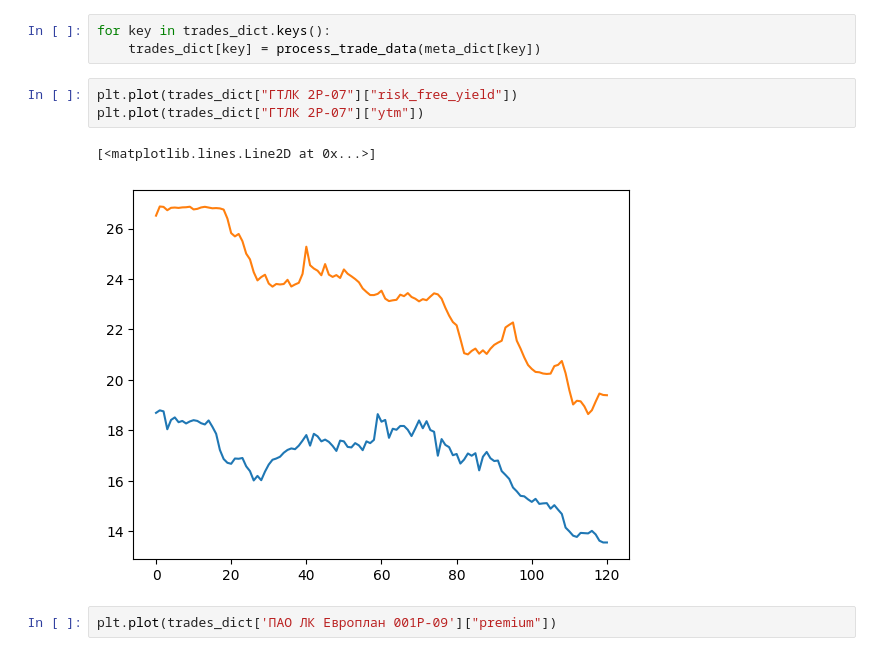
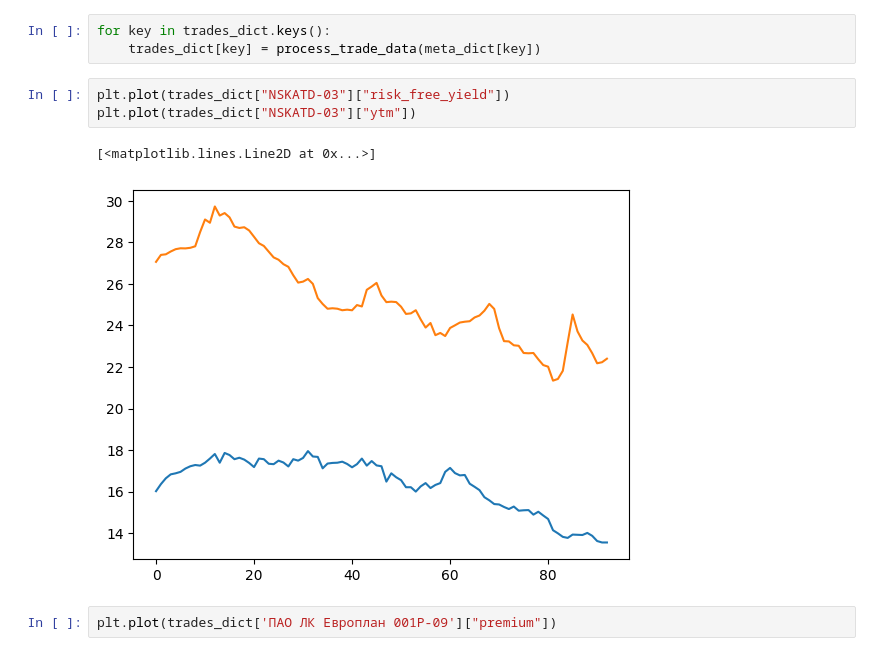
Before and after one commit to SoulDancer27/financial_tools, a Jupyter notebook: bonds/general_parser.ipynb, the cells around one changed output. Saved outputs shown, nothing was run; the diff lists cells and outputs as text.

```diff
--- a/bonds/general_parser.ipynb
+++ b/bonds/general_parser.ipynb
@@ -75,11 +75,11 @@ for key in meta_dict.keys():
 for key in trades_dict.keys():
     trades_dict[key] = process_trade_data(meta_dict[key])
 # %%
-plt.plot(trades_dict["ГТЛК 2P-07"]["risk_free_yield"])
-plt.plot(trades_dict["ГТЛК 2P-07"]["ytm"])
+plt.plot(trades_dict["NSKATD-03"]["risk_free_yield"])
+plt.plot(trades_dict["NSKATD-03"]["ytm"])
 # %% [output]
 [<matplotlib.lines.Line2D at 0x...>]
-[figure, old version]
+[figure, new version]
 # %%
 plt.plot(trades_dict['ПАО ЛК Европлан 001P-09']["premium"])
 # %% [output]
```
Also changed, not shown: parts of 13 cells of this notebook, 14 other files.
